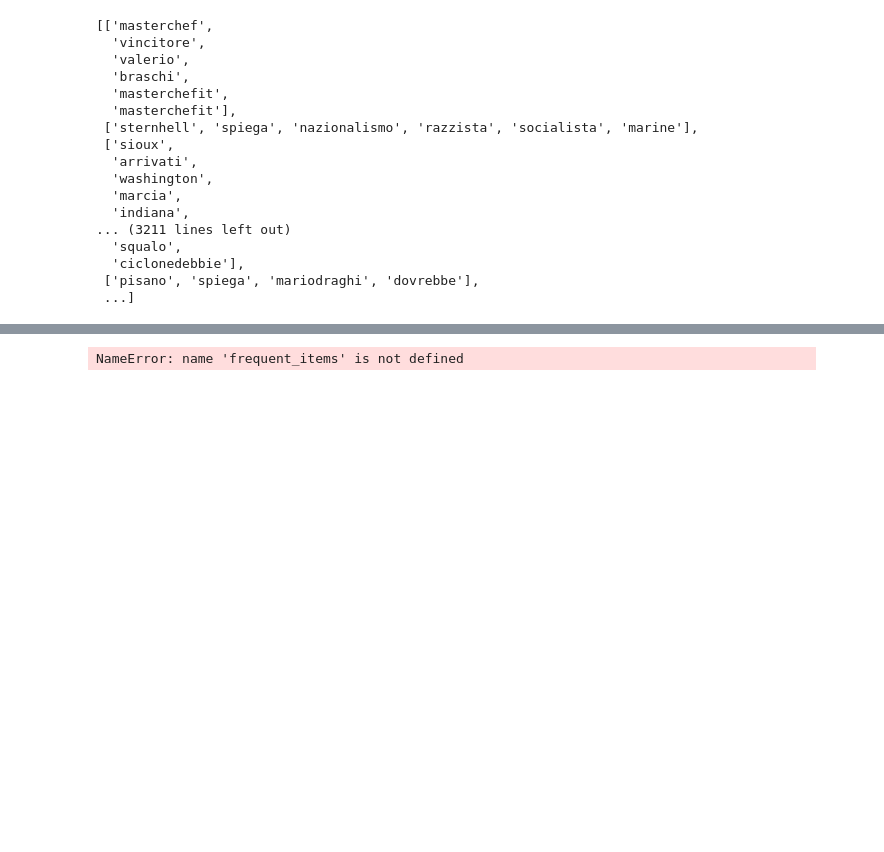
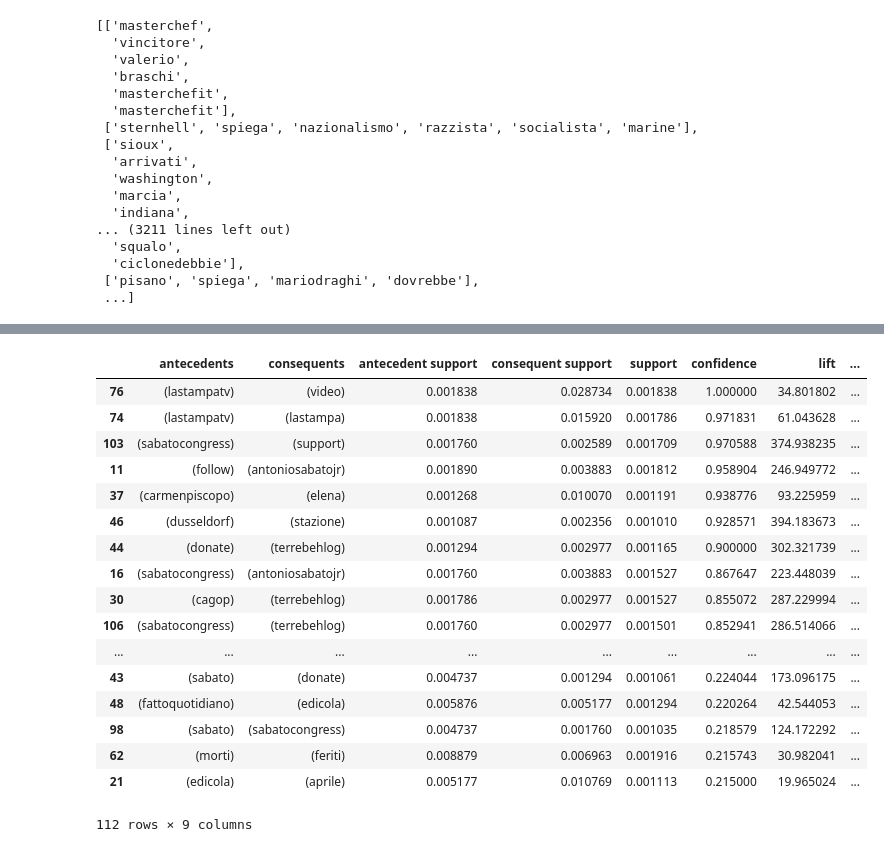
Before and after one commit to menghanhui/ADA-Project, a Jupyter notebook: Top_words.ipynb, the cells around one changed output, grey strips where cells are left out. Cells and saved outputs as stored; diff of their text form; code cells hidden in the pictures; blank space fills up the shorter version.

```diff
--- a/Top_words.ipynb
+++ b/Top_words.ipynb
@@ -8,2 +9,2 @@ from mlxtend.frequent_patterns import apriori
 # %%
-italian_tweets_text = pd.read_csv('italian_tweet_text.csv',header=None)
+italian_tweets_text = pd.read_csv('italian_tweet_text_notusa.csv',header=None)
@@ -65,0 +76,2 @@ frequent_items = apriori(df, min_support=0.001, use_colnames=True, max_len = 2)
+# %%
+frequent_items = apriori(df, min_support=0.0001, use_colnames=True, max_len = 2)
@@ -86,4 +125,24 @@ print (frequent_items)
 # %%
-table = association_rules(frequent_items, metric="confidence", min_threshold=0.7)
+table = association_rules(frequent_items, metric="confidence", min_threshold=0.2)
+table = table.sort_values(by=['confidence'],ascending= False)
-# %% [output]
-NameError: name 'frequent_items' is not defined
+# %%
+table
+# %% [output]
+|  | antecedents | consequents | antecedent support | consequent support | support | confidence | lift | ... |
+| 76 | (lastampatv) | (video) | 0.001838 | 0.028734 | 0.001838 | 1.000000 | 34.801802 | ... |
+| 74 | (lastampatv) | (lastampa) | 0.001838 | 0.015920 | 0.001786 | 0.971831 | 61.043628 | ... |
+| 103 | (sabatocongress) | (support) | 0.001760 | 0.002589 | 0.001709 | 0.970588 | 374.938235 | ... |
+| 11 | (follow) | (antoniosabatojr) | 0.001890 | 0.003883 | 0.001812 | 0.958904 | 246.949772 | ... |
+| 37 | (carmenpiscopo) | (elena) | 0.001268 | 0.010070 | 0.001191 | 0.938776 | 93.225959 | ... |
+| 46 | (dusseldorf) | (stazione) | 0.001087 | 0.002356 | 0.001010 | 0.928571 | 394.183673 | ... |
+| 44 | (donate) | (terrebehlog) | 0.001294 | 0.002977 | 0.001165 | 0.900000 | 302.321739 | ... |
+| 16 | (sabatocongress) | (antoniosabatojr) | 0.001760 | 0.003883 | 0.001527 | 0.867647 | 223.448039 | ... |
+| 30 | (cagop) | (terrebehlog) | 0.001786 | 0.002977 | 0.001527 | 0.855072 | 287.229994 | ... |
+| 106 | (sabatocongress) | (terrebehlog) | 0.001760 | 0.002977 | 0.001501 | 0.852941 | 286.514066 | ... |
+| ... | ... | ... | ... | ... | ... | ... | ... | ... |
+| 43 | (sabato) | (donate) | 0.004737 | 0.001294 | 0.001061 | 0.224044 | 173.096175 | ... |
+| 48 | (fattoquotidiano) | (edicola) | 0.005876 | 0.005177 | 0.001294 | 0.220264 | 42.544053 | ... |
+| 98 | (sabato) | (sabatocongress) | 0.004737 | 0.001760 | 0.001035 | 0.218579 | 124.172292 | ... |
+| 62 | (morti) | (feriti) | 0.008879 | 0.006963 | 0.001916 | 0.215743 | 30.982041 | ... |
+| 21 | (edicola) | (aprile) | 0.005177 | 0.010769 | 0.001113 | 0.215000 | 19.965024 | ... |
+112 rows × 9 columns
```
Also changed, not shown: parts of 12 cells of this notebook, 6 other files.
